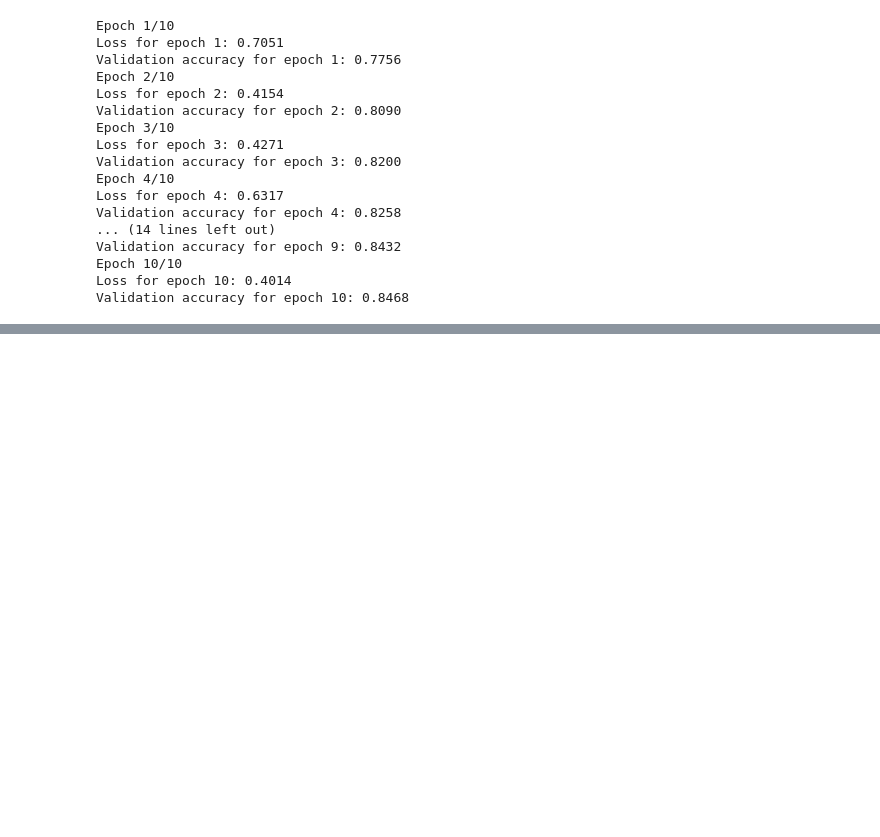
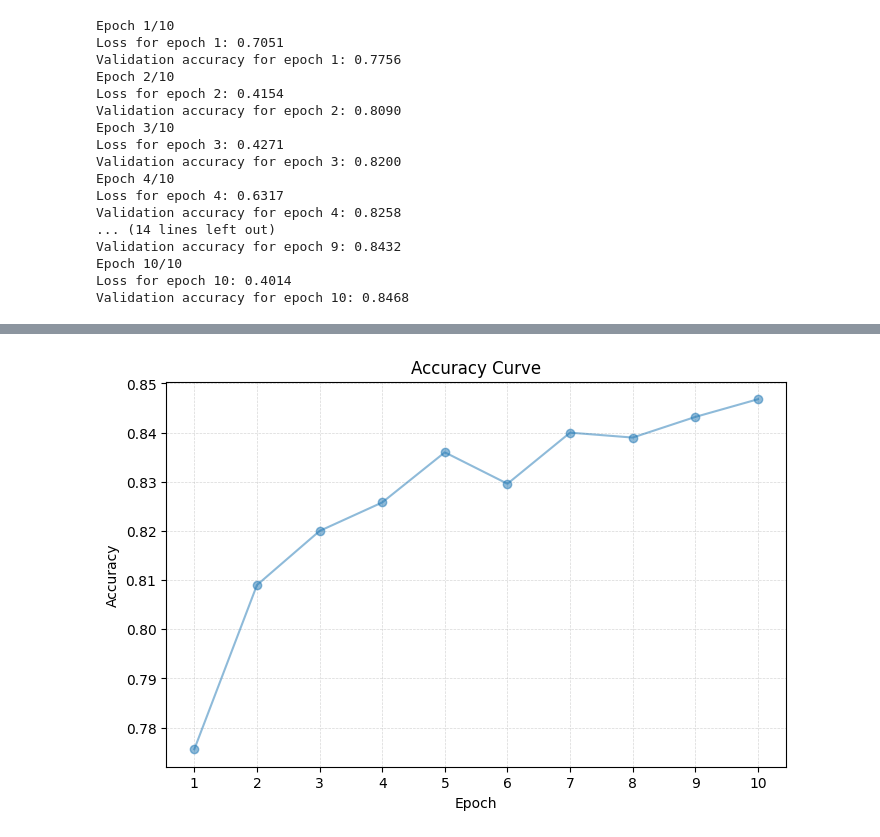
Before and after one commit to tzikaman/Neural-Network-from-Scratch---MNIST-Datasets, a Jupyter notebook: notebook.ipynb, the cells around one changed output, grey strips where cells are left out. Cells and saved outputs as stored; diff of their text form; code cells hidden in the pictures; blank space fills up the shorter version.

```diff
--- a/notebook.ipynb
+++ b/notebook.ipynb
@@ -366,0 +402,14 @@ Test accuracy: 84.80%
+# %%
+# Accuracy curve
+fig, ax = plt.subplots(figsize=(8, 5))
+ax.plot(range(1, len(accuracies)+1), accuracies, marker='o', label='Validation Accuracy', alpha=0.5)
+# ax.plot(range(1, len(losses)+1), losses, marker='o', label='Loss', alpha=0.5)
+ax.grid(True, which='both', linestyle='--', linewidth=0.5, alpha=0.5)
+ax.set_xticks(range(1, len(accuracies)+1))
+ax.set_xlabel('Epoch')
+ax.set_ylabel('Accuracy')
+ax.set_title('Accuracy Curve')
+plt.savefig('figs/accuracy_curve.png', dpi=300)
+plt.show()
+# %% [output]
+[figure, added]
```
Also changed, not shown: parts of 7 cells of this notebook, 3 other files.
